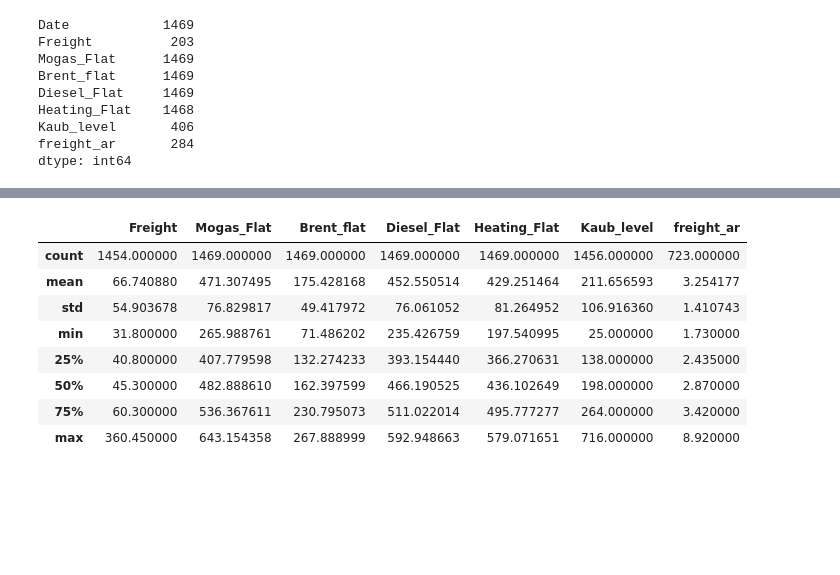
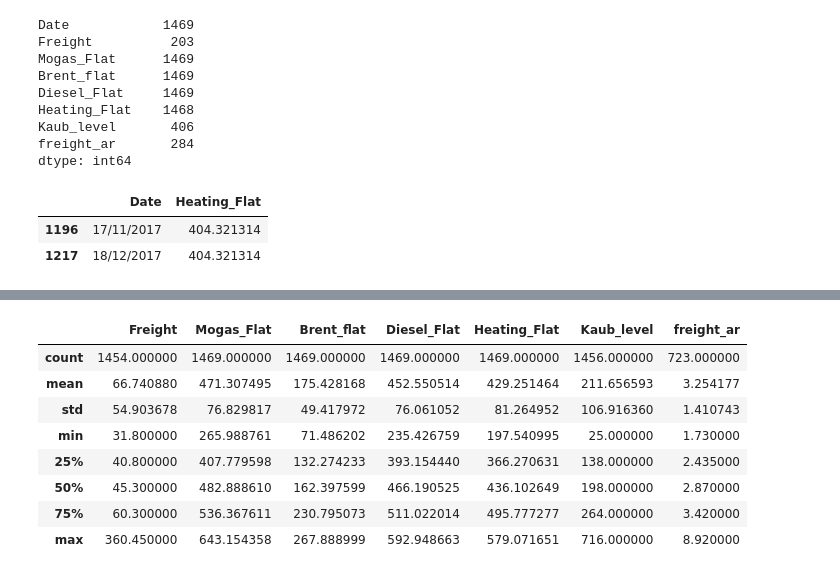
Before and after one commit to pejoCloser/Freight_Challenge, a Jupyter notebook: notebooks/01_EDA.ipynb, the cells around one changed output, grey strips where cells are left out. Drawn from its saved outputs; the diff is of its cells as text; code cells hidden in the pictures; blank space fills up the shorter version.

```diff
--- a/notebooks/01_EDA.ipynb
+++ b/notebooks/01_EDA.ipynb
@@ -105,3 +139,10 @@ Heating_Flat    1468
 Kaub_level       406
 freight_ar       284
 dtype: int64
+# %%
+duplicates_hf = df_freight[df_freight.duplicated(subset=['Heating_Flat'], keep=False)]
+duplicates_hf[['Date', 'Heating_Flat']].sort_values('Heating_Flat')
+# %% [output]
+|  | Date | Heating_Flat |
+| 1196 | 17/11/2017 | 404.321314 |
+| 1217 | 18/12/2017 | 404.321314 |
```
Also changed, not shown: parts of 14 cells of this notebook, 2 other files.
